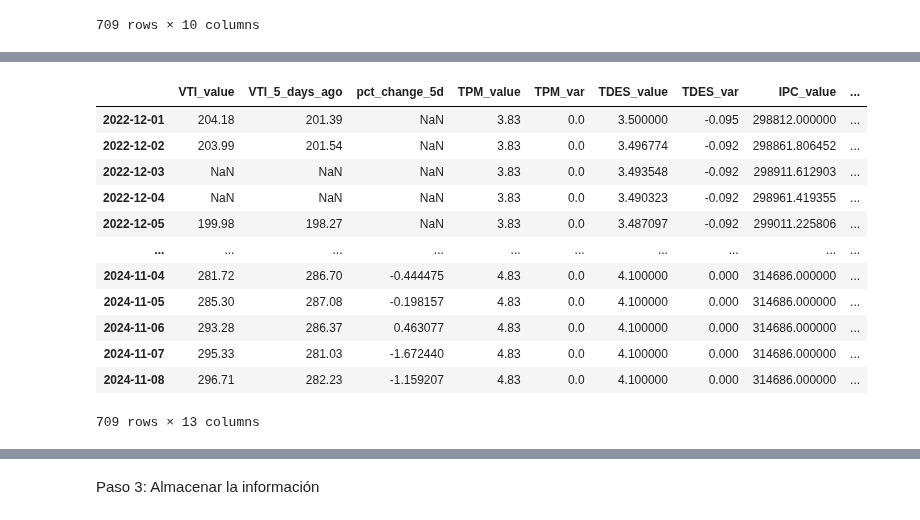
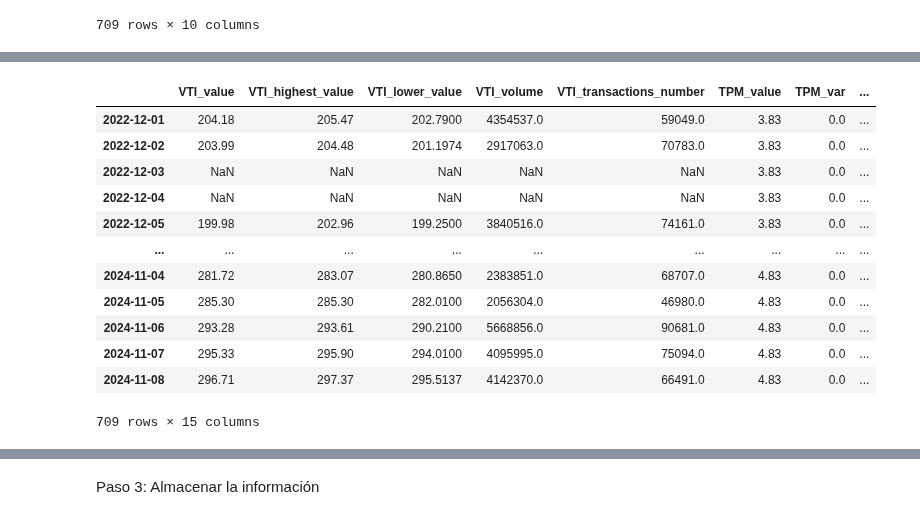
Before and after one commit to diegomacaya/proyecto_DataScience_DMS, a Jupyter notebook: src/Proyecto_Data_Science.ipynb, the cells around one changed output, grey strips where cells are left out. Drawn from its saved outputs; the diff is of its cells as text; code cells hidden in the pictures.

```diff
--- a/src/Proyecto_Data_Science.ipynb
+++ b/src/Proyecto_Data_Science.ipynb
@@ -512,9 +509,31 @@ vti = vti.rename(columns = {'t' : 'date'})
+# %%
+# Modificar los nombres de las columnas del df
+vti = vti.rename(columns = {'v' : 'VTI_volume'})
+vti = vti.rename(columns = {'c' : 'VTI_value'})
+vti = vti.rename(columns = {'h' : 'VTI_highest_value'})
+vti = vti.rename(columns = {'l' : 'VTI_lower_value'})
+vti = vti.rename(columns = {'t' : 'date'})
+vti = vti.rename(columns = {'n' : 'VTI_transactions_number'})
+
+oro = oro.rename(columns = {'v' : 'ORO_volume'})
+oro = oro.rename(columns = {'c' : 'ORO_value'})
+oro = oro.rename(columns = {'h' : 'ORO_highest_value'})
+oro = oro.rename(columns = {'l' : 'ORO_lower_value'})
+oro = oro.rename(columns = {'t' : 'date'})
+oro = oro.rename(columns = {'n' : 'ORO_transactions_number'})
+
+btc = btc.rename(columns = {'v' : 'BTC_volume'})
+btc = btc.rename(columns = {'c' : 'BTC_value'})
+btc = btc.rename(columns = {'h' : 'BTC_highest_value'})
+btc = btc.rename(columns = {'l' : 'BTC_lower_value'})
+btc = btc.rename(columns = {'t' : 'date'})
+btc = btc.rename(columns = {'n' : 'BTC_transactions_number'})
 # %%
 # Calcular el valor del VTI cinco días antes y añadirlo al DataFrame
 
-vti['VTI_5_days_ago'] = vti['VTI_value'].shift(5)
+#vti['VTI_5_days_ago'] = vti['VTI_value'].shift(5)
 # %%
-vti['pct_change_5d'] = vti['VTI_5_days_ago'].pct_change(5) * 100
+#vti['pct_change_5d'] = vti['VTI_5_days_ago'].pct_change(5) * 100
 # %%
 vti = vti.set_index("date")
 
@@ -572,9 +591,9 @@ df_indicadores_D
 # %%
 df_indicadores_D.index= pd.to_datetime(df_indicadores_D.index, unit='ms').strftime('%Y-%m-%d')
 # %%
-df_indicadores_D = df_indicadores_D.join(vti, how = 'left')
+df_vti_D = df_indicadores_D.join(vti, how = 'left')
 
-df_indicadores_D
+df_vti_D
 # %% [output]
 |  | TPM_value | TPM_var | TDES_value | TDES_var | IPC_value | IPC_var | PIB_value | PIB_var | BC_value | BC_var | ... |
 | 2022-12-01 | 3.83 | 0.0 | 3.500000 | -0.095 | 298812.000000 | 0.002 | 2.713360e+07 | 0.016 | -70762.000000 | 0.388 | ... |
@@ -592,20 +611,20 @@ df_indicadores_D
 # %%
-df_indicadores_D = df_indicadores_D [['VTI_value', 'VTI_5_days_ago', 'pct_change_5d', 'TPM_value', 'TPM_var','TDES_value', 'TDES_var', 'IPC_value', 'IPC_var', 'PIB_value', 'PIB_var', 'BC_value', 'BC_var']]
+df_vti_D = df_vti_D [['VTI_value','VTI_highest_value','VTI_lower_value','VTI_volume', 'VTI_transactions_number', 'TPM_value', 'TPM_var','TDES_value', 'TDES_var', 'IPC_value', 'IPC_var', 'PIB_value', 'PIB_var', 'BC_value', 'BC_var']]
 
-df_indicadores_D
+df_vti_D
 # %% [output]
-|  | VTI_value | VTI_5_days_ago | pct_change_5d | TPM_value | TPM_var | TDES_value | TDES_var | IPC_value | ... |
-| 2022-12-01 | 204.18 | 201.39 | NaN | 3.83 | 0.0 | 3.500000 | -0.095 | 298812.000000 | ... |
-| 2022-12-02 | 203.99 | 201.54 | NaN | 3.83 | 0.0 | 3.496774 | -0.092 | 298861.806452 | ... |
-| 2022-12-03 | NaN | NaN | NaN | 3.83 | 0.0 | 3.493548 | -0.092 | 298911.612903 | ... |
-| 2022-12-04 | NaN | NaN | NaN | 3.83 | 0.0 | 3.490323 | -0.092 | 298961.419355 | ... |
-| 2022-12-05 | 199.98 | 198.27 | NaN | 3.83 | 0.0 | 3.487097 | -0.092 | 299011.225806 | ... |
-| ... | ... | ... | ... | ... | ... | ... | ... | ... | ... |
-| 2024-11-04 | 281.72 | 286.70 | -0.444475 | 4.83 | 0.0 | 4.100000 | 0.000 | 314686.000000 | ... |
-| 2024-11-05 | 285.30 | 287.08 | -0.198157 | 4.83 | 0.0 | 4.100000 | 0.000 | 314686.000000 | ... |
-| 2024-11-06 | 293.28 | 286.37 | 0.463077 | 4.83 | 0.0 | 4.100000 | 0.000 | 314686.000000 | ... |
-| 2024-11-07 | 295.33 | 281.03 | -1.672440 | 4.83 | 0.0 | 4.100000 | 0.000 | 314686.000000 | ... |
-| 2024-11-08 | 296.71 | 282.23 | -1.159207 | 4.83 | 0.0 | 4.100000 | 0.000 | 314686.000000 | ... |
+|  | VTI_value | VTI_highest_value | VTI_lower_value | VTI_volume | VTI_transactions_number | TPM_value | TPM_var | ... |
+| 2022-12-01 | 204.18 | 205.47 | 202.7900 | 4354537.0 | 59049.0 | 3.83 | 0.0 | ... |
+| 2022-12-02 | 203.99 | 204.48 | 201.1974 | 2917063.0 | 70783.0 | 3.83 | 0.0 | ... |
+| 2022-12-03 | NaN | NaN | NaN | NaN | NaN | 3.83 | 0.0 | ... |
+| 2022-12-04 | NaN | NaN | NaN | NaN | NaN | 3.83 | 0.0 | ... |
+| 2022-12-05 | 199.98 | 202.96 | 199.2500 | 3840516.0 | 74161.0 | 3.83 | 0.0 | ... |
+| ... | ... | ... | ... | ... | ... | ... | ... | ... |
+| 2024-11-04 | 281.72 | 283.07 | 280.8650 | 2383851.0 | 68707.0 | 4.83 | 0.0 | ... |
+| 2024-11-05 | 285.30 | 285.30 | 282.0100 | 2056304.0 | 46980.0 | 4.83 | 0.0 | ... |
+| 2024-11-06 | 293.28 | 293.61 | 290.2100 | 5668856.0 | 90681.0 | 4.83 | 0.0 | ... |
+| 2024-11-07 | 295.33 | 295.90 | 294.0100 | 4095995.0 | 75094.0 | 4.83 | 0.0 | ... |
+| 2024-11-08 | 296.71 | 297.37 | 295.5137 | 4142370.0 | 66491.0 | 4.83 | 0.0 | ... |
-709 rows × 13 columns
+709 rows × 15 columns
 # %%
 # Eliminar filas donde 'columna_objetivo' es NaN
```
Also changed, not shown: parts of 7 cells of this notebook, 1 other file.
